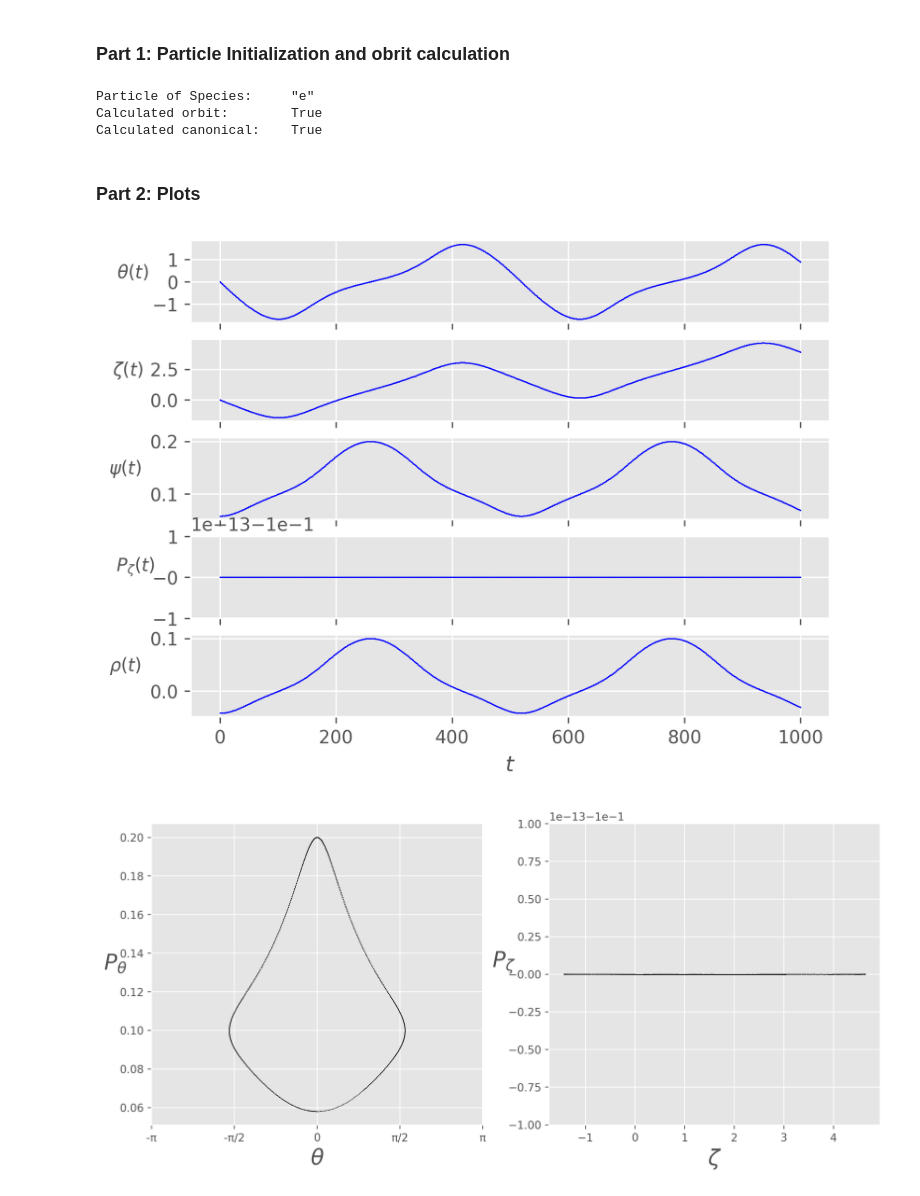
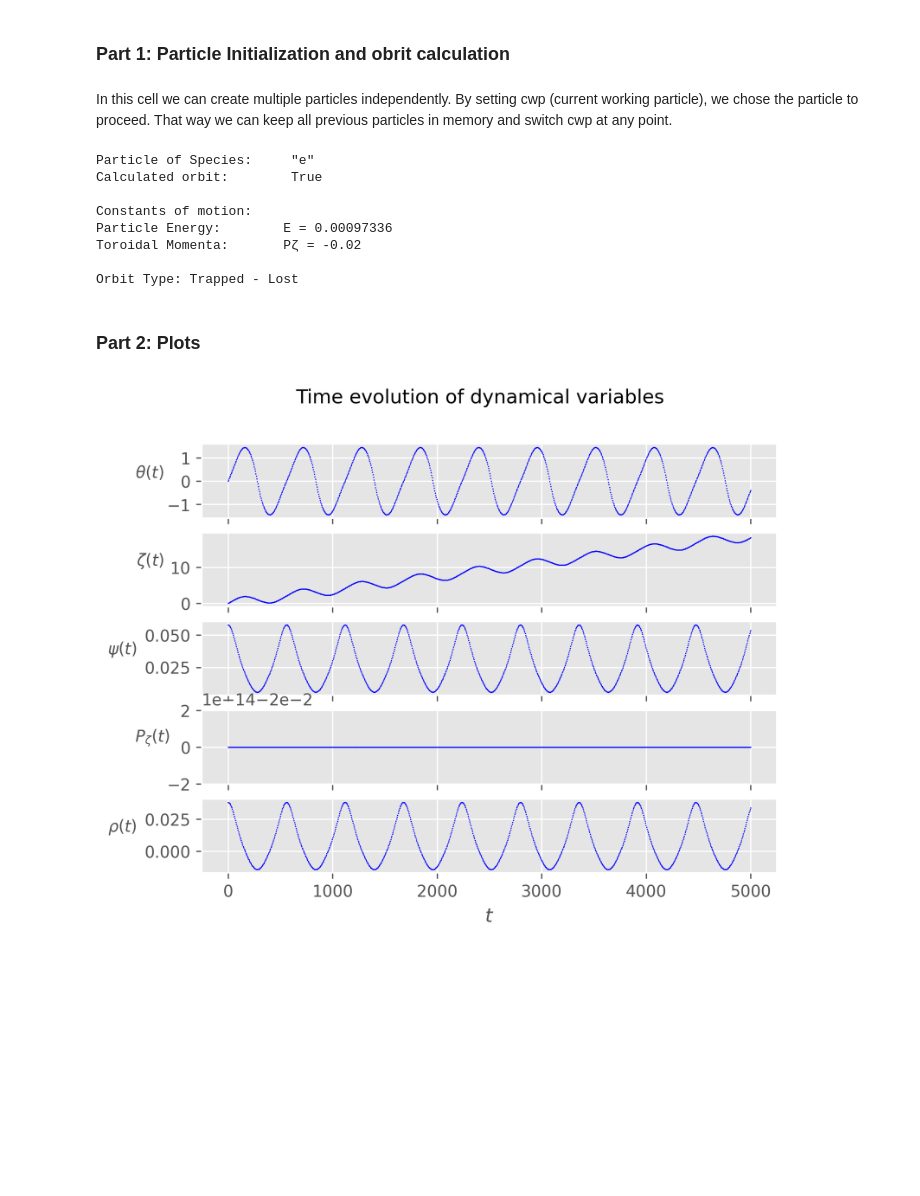
Before and after one commit to PlasmaPhy/guiding-center-motion, a Jupyter notebook: Notebook.ipynb, the cells around one changed output. Saved outputs shown, nothing was run; the diff lists cells and outputs as text; code cells hidden in the pictures; blank space fills up the shorter version.

```diff
--- a/Notebook.ipynb
+++ b/Notebook.ipynb
@@ -23,10 +28,14 @@ where:  $\quad B = 1 - \sqrt{2\psi}\cos(\theta), \qquad q=1$
 # %% [markdown]
 ### Part 1: Particle Initialization and obrit calculation
+# %% [markdown]
+In this cell we can create multiple particles independently. By setting cwp (current working particle), we chose the particle to proceed. That way we can keep all previous particles in memory and switch cwp at any point.
 # %%
-importlib.reload(Particle) # for debugging
+importlib.reload(Particle) # for debugging, can be removed
+importlib.reload(Parabolas) # for debugging, can be removed
 
 # Set up Magnetic Field B
 i, g, delta = 0, 1, 0
+psi_wall = .03 # Better be < .5
 
 # Create Particle
 species = "e"
@@ -35,26 +44,28 @@ mu = 10**(-3) # Magnetic moment
 theta0 = 0
 psip0 = .058
 z0 = 0
-Pz0 = -0.1
+Pz0 = -0.02
 rho0 = Pz0 + psip0
-tspan = np.linspace(0, 1000, 1000)
+tspan = np.linspace(0, 5000, 1000)
 init_cond = np.array([theta0, psip0, z0, Pz0, rho0])
+
+#Particle Creation
+Electron1 = Particle.Particle(species, init_cond, mu, tspan, psi_wall=psi_wall)
+cwp = Electron1
+cwp.orbit()
+print(cwp)
+# %% [output]
+Particle of Species:     "e"
+Calculated orbit:        True
+
+Constants of motion:
+Particle Energy:        E = 0.00097336
+Toroidal Momenta:       Pζ = -0.02
+
+Orbit Type: Trapped - Lost
-# %%
-Electron1 = Particle.Particle(species, init_cond, mu, tspan)
-current_particle = Electron1
-current_particle.orbit()
-print(current_particle)
-# %% [output]
-Particle of Species:     "e"
-Calculated orbit:        True
-Calculated canonical:    True
 # %% [markdown]
 ### Part 2: Plots
 # %%
-current_particle.plot_time_evolution()
+cwp.plot_time_evolution()
 # %% [output]
-[figure, old version]
+[figure, new version]
-# %%
-current_particle.plot_drift()
-# %% [output]
-[figure, removed]
```
Also changed, not shown: parts of 15 cells of this notebook, 3 other files.
